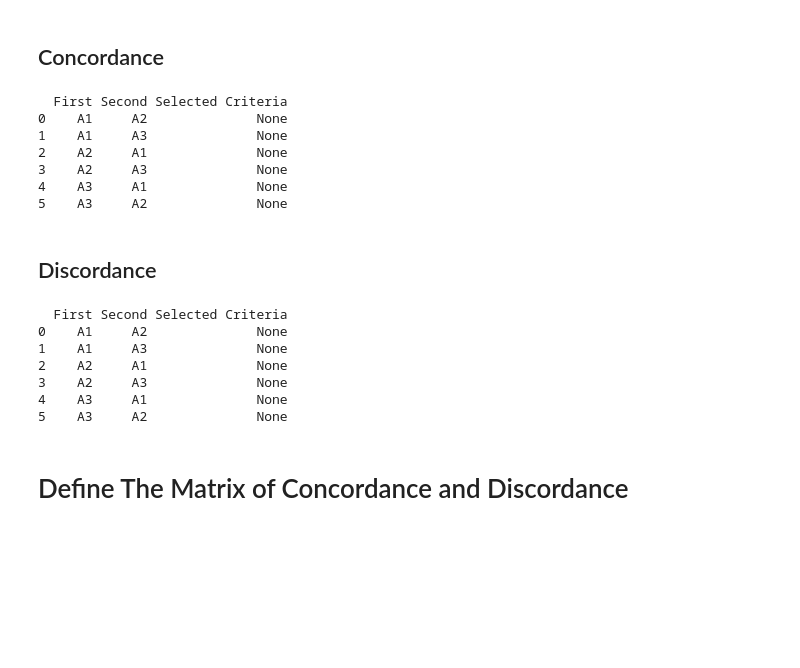
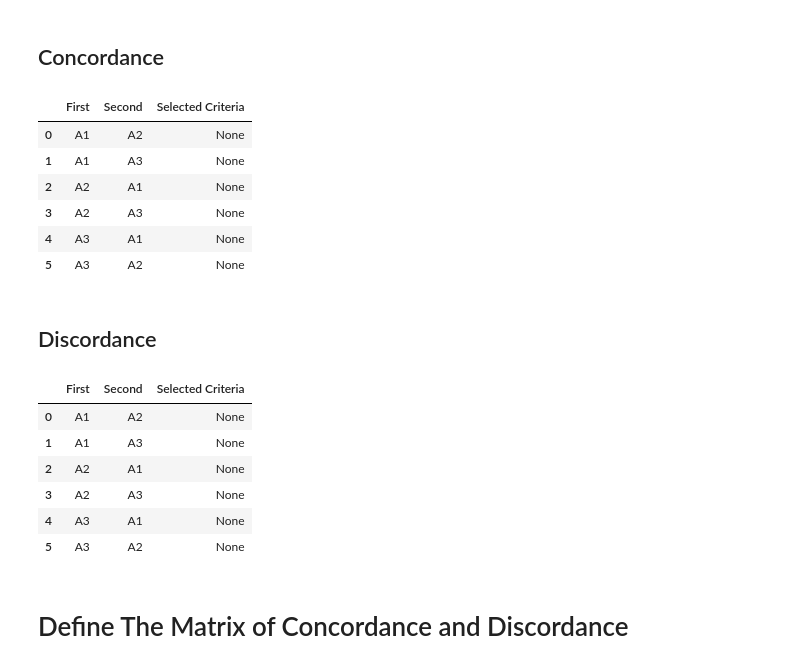
Before and after one commit to FarrelAD/DSS-ELECTRE, a Jupyter notebook: src/notebook.ipynb, the cells around one changed output. Saved outputs shown, nothing was run; the diff lists cells and outputs as text; code cells hidden in the pictures; blank space fills up the shorter version.

Commit message:
remove some print function to show the output

```diff
--- a/src/notebook.ipynb
+++ b/src/notebook.ipynb
@@ -259,33 +263,33 @@ print(permutation_alternative)
 # %%
 concordances_data = []
 for a, b in permutations(alternative_labels, 2):
     row_1 = int(a[-1]) - 1
     row_2 = int(b[-1]) - 1
 
     selected_criteria = []
     for i in range(len(weighted_matrix.columns)):
         if weighted_matrix.iloc[row_1, i] >= weighted_matrix.iloc[row_2, i]:
             selected_criteria.append([a, b, f"C{i+1}"])
 
     is_a_found = any(row[0] == a for row in selected_criteria)
     is_b_found = any(row[1] == b for row in selected_criteria)
 
     if is_a_found and is_b_found:
         for i in selected_criteria:
             concordances_data.append(i)
     else:
         concordances_data.append([a, b, None])
 
 concordances = pd.DataFrame(concordances_data, columns=['First', 'Second', 'Selected Criteria'])
-print(concordances)
+concordances
 # %% [output]
-  First Second Selected Criteria
-0    A1     A2              None
-1    A1     A3              None
-2    A2     A1              None
-3    A2     A3              None
-4    A3     A1              None
-5    A3     A2              None
+|  | First | Second | Selected Criteria |
+| 0 | A1 | A2 | None |
+| 1 | A1 | A3 | None |
+| 2 | A2 | A1 | None |
+| 3 | A2 | A3 | None |
+| 4 | A3 | A1 | None |
+| 5 | A3 | A2 | None |
 # %% [markdown]
 ## Discordance
 # %%
@@ -309,15 +313,15 @@ for a, b in permutations(alternative_labels, 2):
         discordances_data.append([a, b, None])
 
 discordances = pd.DataFrame(discordances_data, columns=['First', 'Second', 'Selected Criteria'])
-print(discordances)
+discordances
 # %% [output]
-  First Second Selected Criteria
-0    A1     A2              None
-1    A1     A3              None
-2    A2     A1              None
-3    A2     A3              None
-4    A3     A1              None
-5    A3     A2              None
+|  | First | Second | Selected Criteria |
+| 0 | A1 | A2 | None |
+| 1 | A1 | A3 | None |
+| 2 | A2 | A1 | None |
+| 3 | A2 | A3 | None |
+| 4 | A3 | A1 | None |
+| 5 | A3 | A2 | None |
 # %% [markdown]
 # Define The Matrix of Concordance and Discordance
 # %% [markdown]
```
Also changed, not shown: parts of 19 cells of this notebook.
